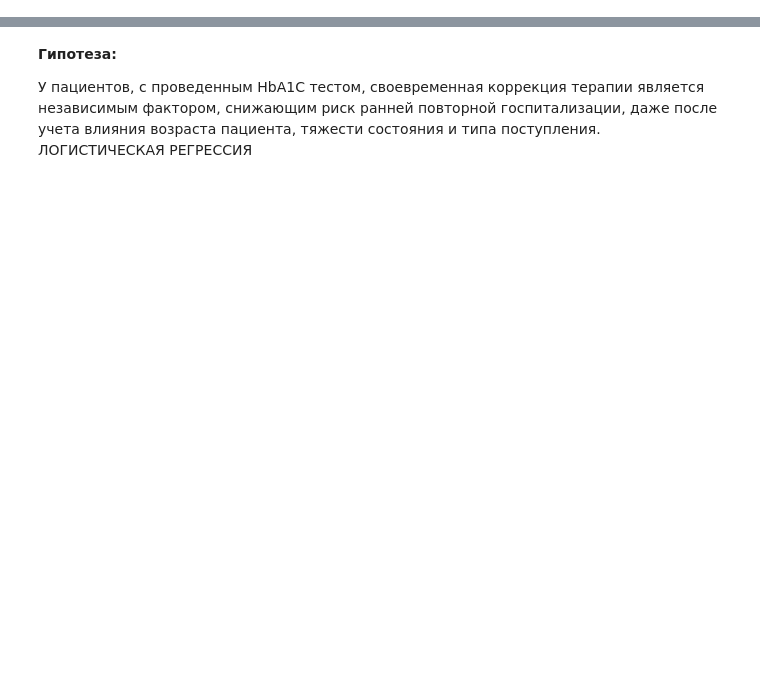
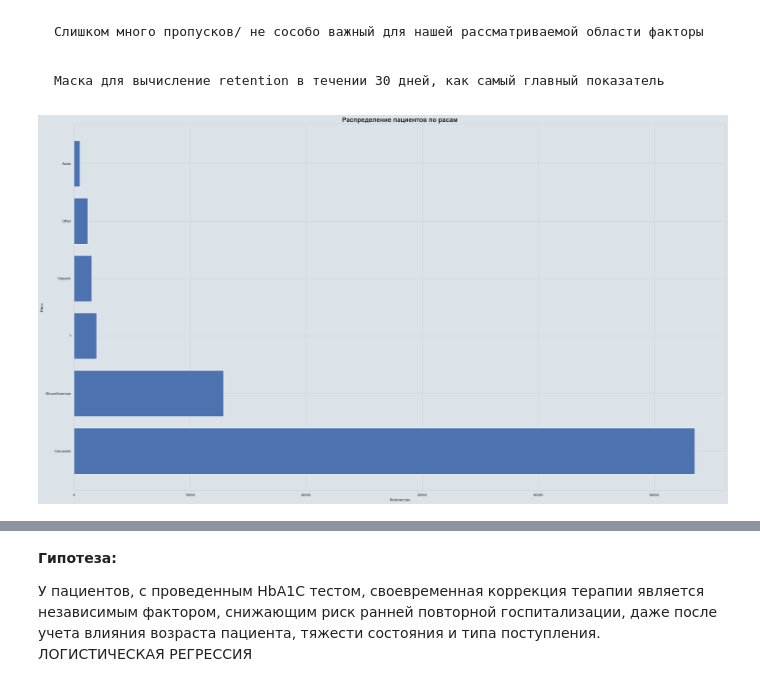
Before and after one commit to ramzntsv/Statistics_GP, a Jupyter notebook: main.ipynb, the cells around one changed output, grey strips where cells are left out. Drawn from its saved outputs; the diff is of its cells as text; code cells hidden in the pictures; blank space fills up the shorter version.

```diff
--- a/main.ipynb
+++ b/main.ipynb
@@ -5,0 +358,6 @@ import matplotlib.pyplot as plt
+# %%
+df = df.drop_duplicates('patient_nbr')
+# %%
+data_eda = df.copy()
+# %% [markdown]
+    Слишком много пропусков/ не сособо важный для нашей рассматриваемой области факторы
@@ -5,0 +366,27 @@ import matplotlib.pyplot as plt
+# %% [markdown]
+    Маска для вычисление retention в течении 30 дней, как самый главный показатель
+# %%
+d = {
+    'NO':0,
+    '<30':1,
+    '>30':0
+}
+# %%
+data_eda['retention'] = data_eda['readmitted'].map(d)
+del data_eda['readmitted']
+# %%
+counts = data_eda['race'].value_counts()
+plt.figure(figsize=(30, 17))
+
+sns.set_theme(style="whitegrid", rc={
+    "figure.facecolor": "#DCE3E8",
+    "axes.facecolor": "#DCE3E8"
+})
+plt.barh(y=counts.index, width=counts.values)
+plt.xlabel('Количество')
+plt.ylabel('Раса')
+plt.title('Распределение пациентов по расам', fontweight='bold', fontsize=20)
+plt.tight_layout()
+plt.show()
+# %% [output]
+[figure, added]
```
Also changed, not shown: parts of 68 cells of this notebook, 1 other file.
